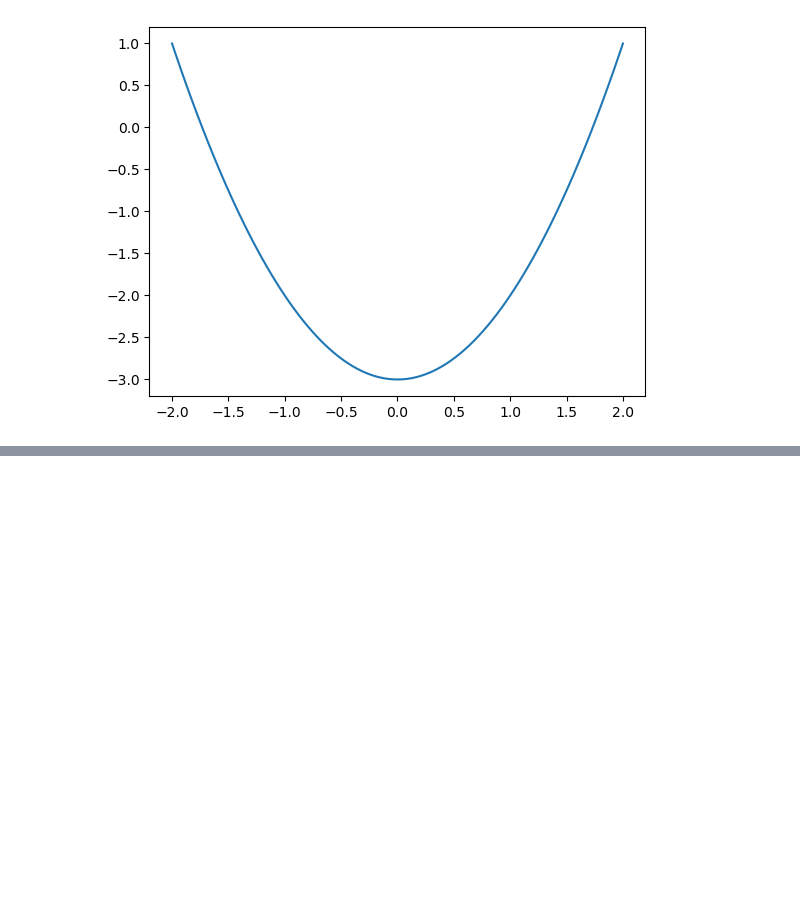
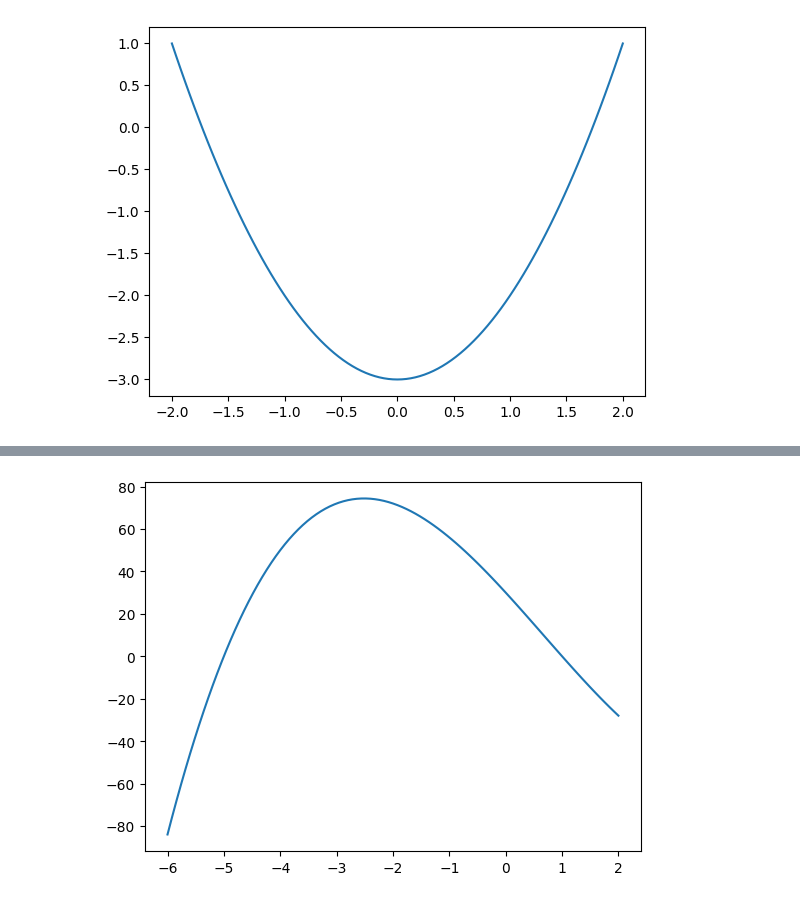
Before and after one commit to augustin101010/PythonClass, a Jupyter notebook: Spring_2024/Plotting_in_Python_II.ipynb, the cells around one changed output, grey strips where cells are left out. Cells and saved outputs as stored; diff of their text form; code cells hidden in the pictures; blank space fills up the shorter version.

```diff
--- a/Spring_2024/Plotting_in_Python_II.ipynb
+++ b/Spring_2024/Plotting_in_Python_II.ipynb
@@ -74,0 +91,6 @@ plt.show()
+# %%
+cubic_3_ys = np.array([ cubic_3(xs) for xs in cubic_3_xs ])
+plt.plot(cubic_3_xs, cubic_3_ys)
+plt.show()
+# %% [output]
+[figure, added]
```
Also changed, not shown: parts of 7 cells of this notebook.
